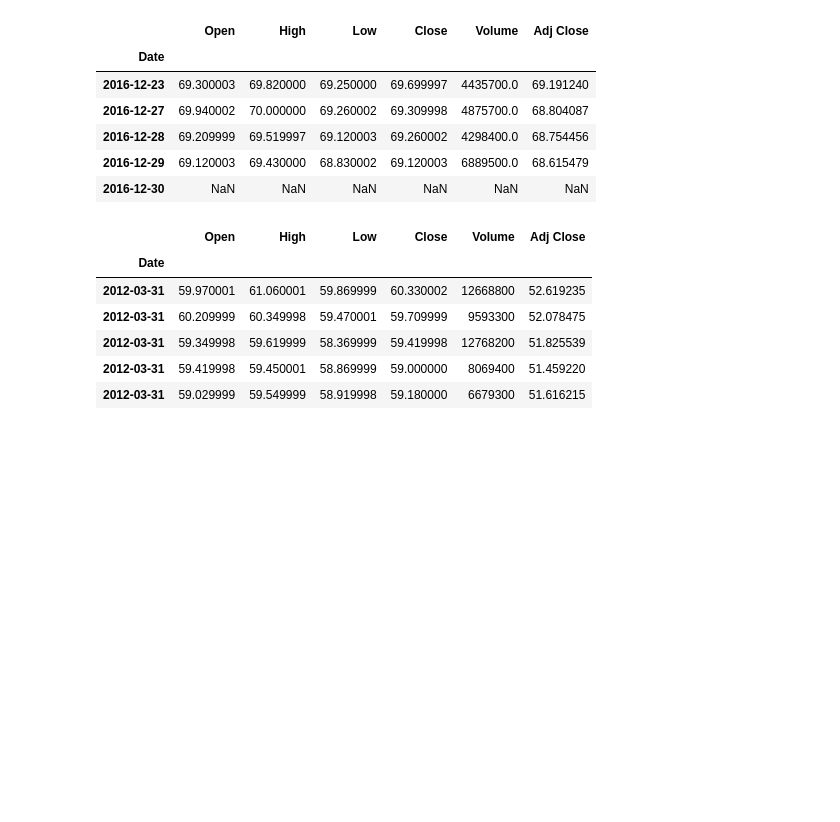
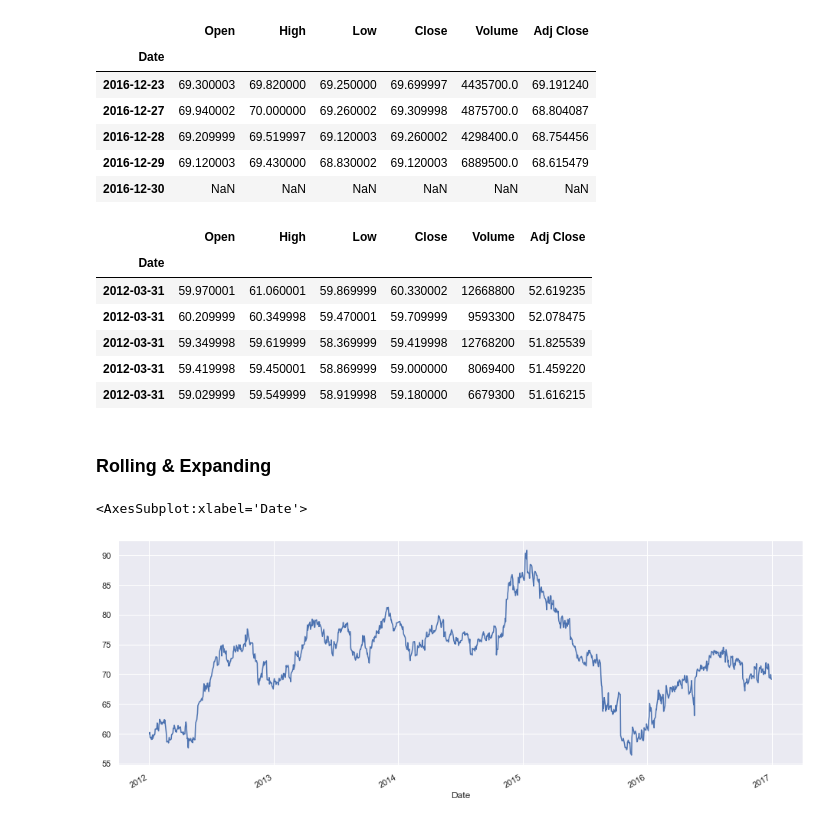
Before and after one commit to rmanaem/py4datasci, a Jupyter notebook: notebooks/time series with pandas.ipynb, the cells around one changed output. Drawn from its saved outputs; the diff is of its cells as text; code cells hidden in the pictures; blank space fills up the shorter version.

Commit message:
Added rolling and expanding section and bollinger bands

```diff
--- a/notebooks/time series with pandas.ipynb
+++ b/notebooks/time series with pandas.ipynb
@@ -231,3 +231,10 @@ df.shift(freq='Q').head()
 | 2012-03-31 | 59.349998 | 59.619999 | 58.369999 | 59.419998 | 12768200 | 51.825539 |
 | 2012-03-31 | 59.419998 | 59.450001 | 58.869999 | 59.000000 | 8069400 | 51.459220 |
 | 2012-03-31 | 59.029999 | 59.549999 | 58.919998 | 59.180000 | 6679300 | 51.616215 |
+# %% [markdown]
+### Rolling & Expanding
+# %%
+df['Open'].plot(figsize=(16,6))
+# %% [output]
+<AxesSubplot:xlabel='Date'>
+[figure, added]
```
Also changed, not shown: parts of 6 cells of this notebook.
